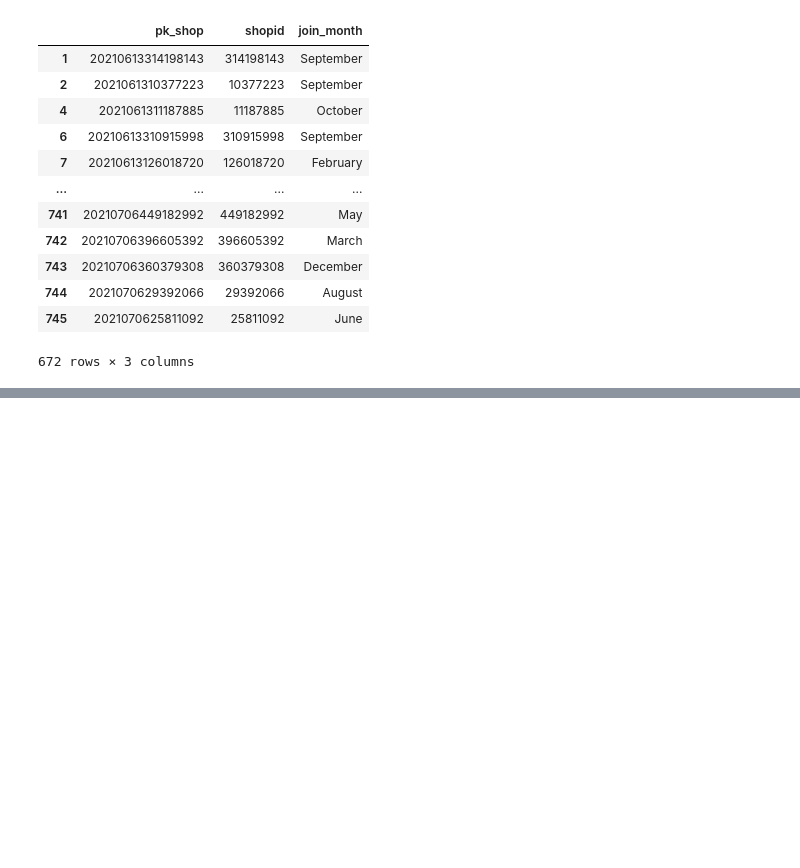
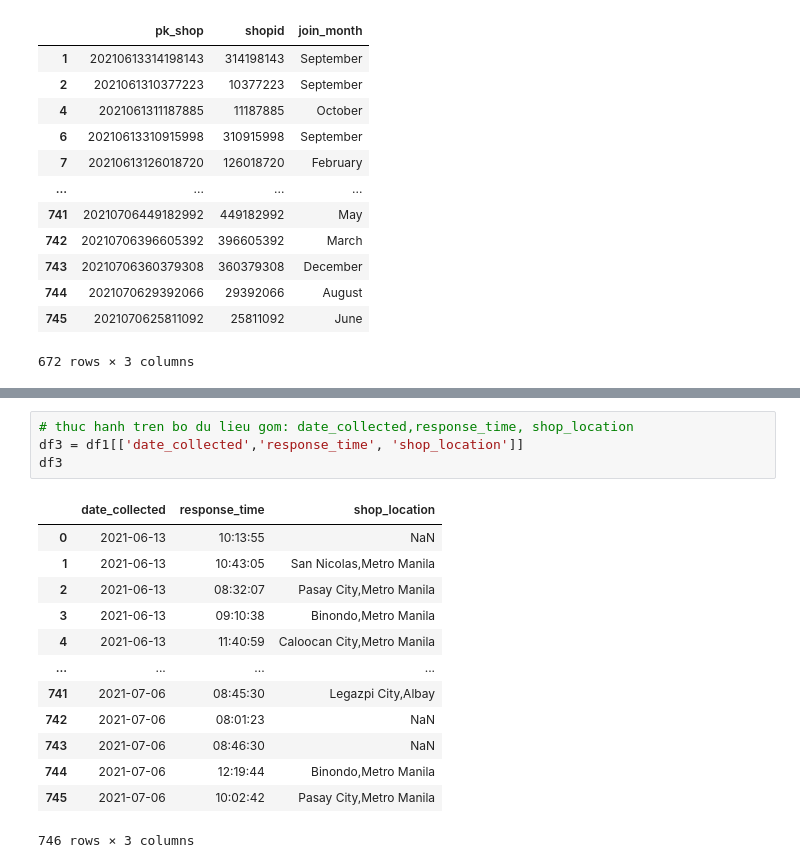
Before and after one commit to doanthehung0809/DAP2304R1, a Jupyter notebook: thuc hanh data Shopee.ph Korean-top clothing – Shop data.ipynb, the cells around one changed output, grey strips where cells are left out. Drawn from its saved outputs; the diff is of its cells as text; blank space fills up the shorter version.

```diff
--- a/thuc hanh data Shopee.ph Korean-top clothing – Shop data.ipynb
+++ b/thuc hanh data Shopee.ph Korean-top clothing – Shop data.ipynb
@@ -73,0 +84,18 @@ ValueError: The truth value of a Series is ambiguous. Use a.empty, a.bool(), a.i
+# %%
+# thuc hanh tren bo du lieu gom: date_collected,response_time, shop_location
+df3 = df1[['date_collected','response_time', 'shop_location']]
+df3
+# %% [output]
+|  | date_collected | response_time | shop_location |
+| 0 | 2021-06-13 | 10:13:55 | NaN |
+| 1 | 2021-06-13 | 10:43:05 | San Nicolas,Metro Manila |
+| 2 | 2021-06-13 | 08:32:07 | Pasay City,Metro Manila |
+| 3 | 2021-06-13 | 09:10:38 | Binondo,Metro Manila |
+| 4 | 2021-06-13 | 11:40:59 | Caloocan City,Metro Manila |
+| ... | ... | ... | ... |
+| 741 | 2021-07-06 | 08:45:30 | Legazpi City,Albay |
+| 742 | 2021-07-06 | 08:01:23 | NaN |
+| 743 | 2021-07-06 | 08:46:30 | NaN |
+| 744 | 2021-07-06 | 12:19:44 | Binondo,Metro Manila |
+| 745 | 2021-07-06 | 10:02:42 | Pasay City,Metro Manila |
+746 rows × 3 columns
```
Also changed, not shown: parts of 3 cells of this notebook.
